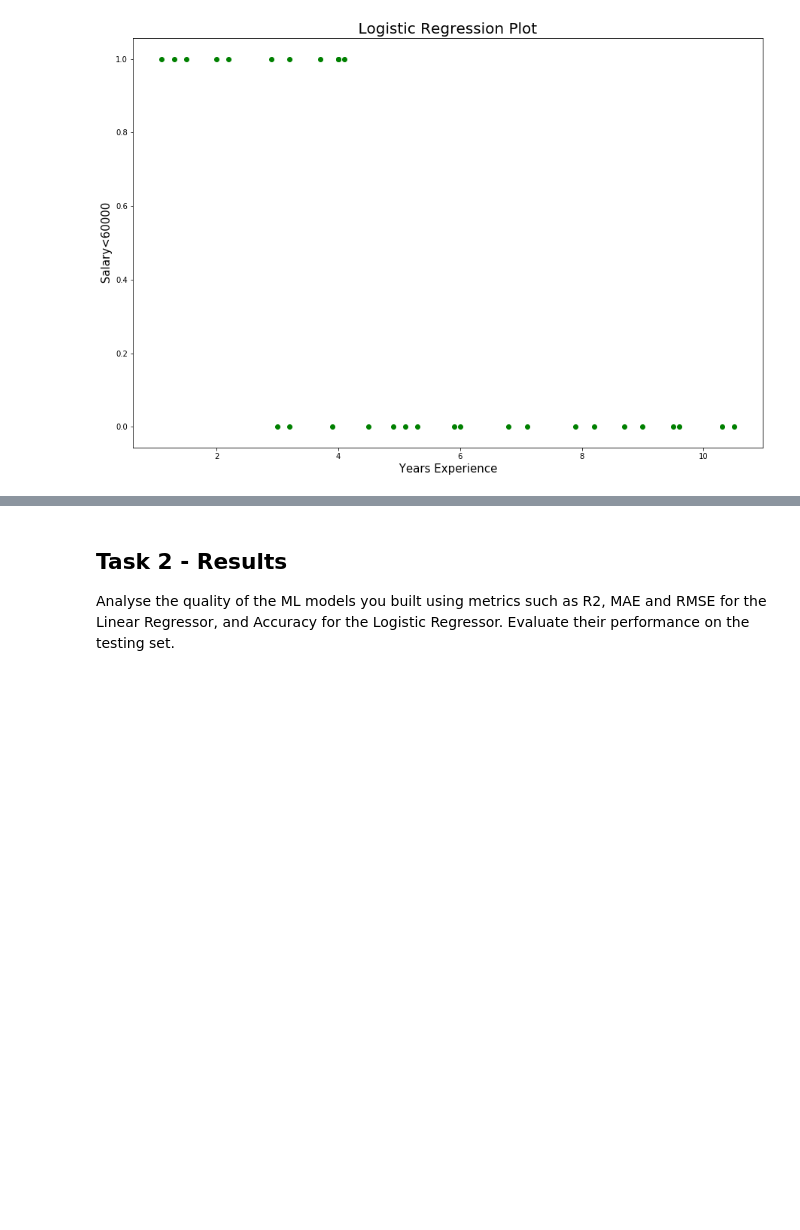
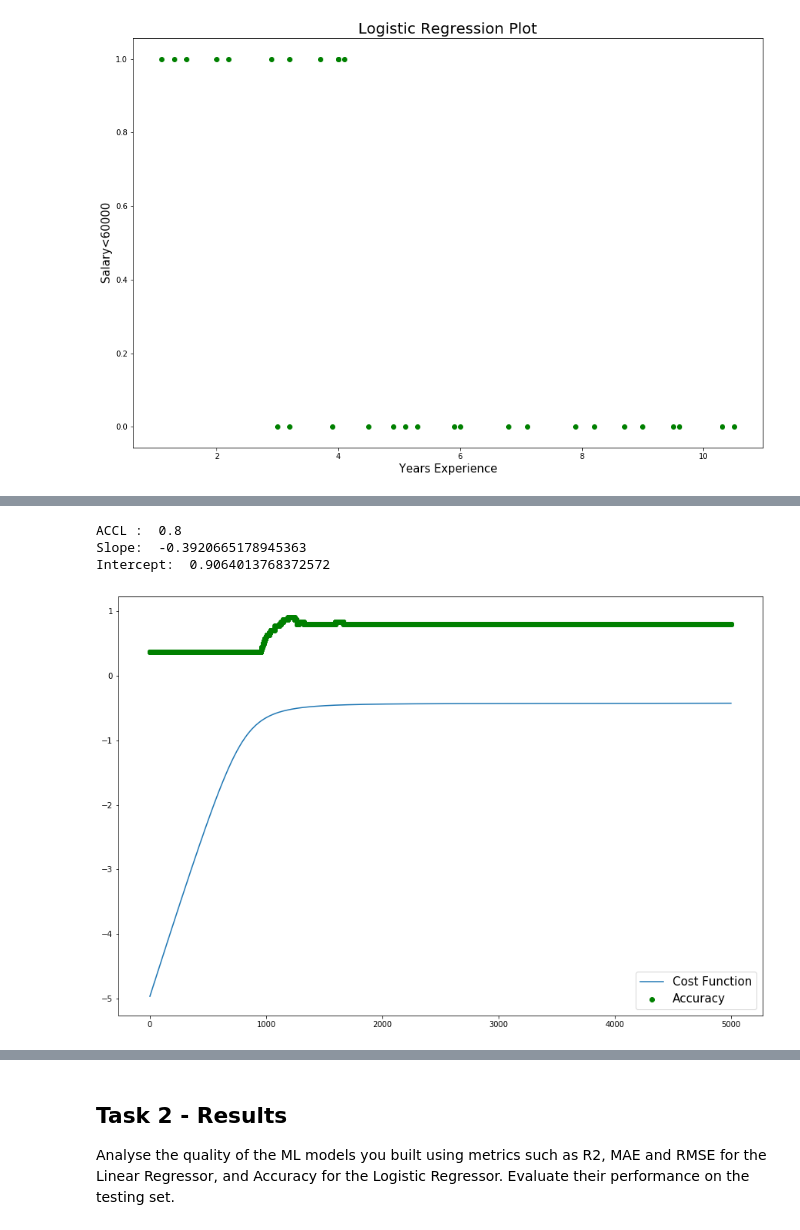
Before and after one commit to MBadriNarayanan/SolarillionAssignments, a Jupyter notebook: Module 3.ipynb, the cells around one changed output, grey strips where cells are left out. Drawn from its saved outputs; the diff is of its cells as text; code cells hidden in the pictures; blank space fills up the shorter version.

```diff
--- a/Module 3.ipynb
+++ b/Module 3.ipynb
@@ -365,0 +281,77 @@ print(f1_score(preds,y_train))
+# %%
+def sigmoid(X):
+
+    return (1 / (1 + np.exp((-X))))
+
+x0 = 1
+
+x1 = 1
+
+rate = 0.0003
+
+x = np.array(data1['YearsExperience'])
+
+y = np.array(data1['Salary<60000'])
+
+theta1 = 0.0
+
+theta2 = 0.0
+
+acc=[]
+
+cost = []
+
+iter = 0
+
+while iter < 5000:
+
+    cost.append(0.0)
+
+    theta1 = 0.0
+
+    theta2 = 0.0
+
+    acc.append(0.0)
+
+    for i in range(len(x)):
+
+        y_pred = sigmoid(x[i] * x1 + x0)
+
+        theta1 += y_pred - y[i]
+
+        theta2 += (y_pred - y[i] )* x[i]
+
+        cost[iter] += y[i] * np.log(y_pred) + (1 - y[i]) * np.log(1 - y_pred)
+
+        if int(y_pred > 0.5) == y[i]:
+
+            acc[iter] += 1
+
+    acc[iter] = acc[iter] / len(x)
+
+    cost[iter] /= len(x)
+
+    x0 = x0 - rate / len(x)  * theta1
+
+    x1 = x1 - rate / len(x)  * theta2
+
+    iter += 1
+
+print("ACCL : ",acc[iter-2])
+
+print("Slope: ",x1)
+
+print("Intercept: ",x0)
+
+plt.plot([i for i in range(iter)],cost,label = 'Cost Function')
+
+plt.scatter(x=[i for i in range(iter)],y=acc, label = 'Accuracy',color='green')
+
+plt.legend(loc='lower right',fontsize=15)
+
+plt.show()
+# %% [output]
+ACCL :  0.8
+Slope:  -0.3920665178945363
+Intercept:  0.9064013768372572
+[figure, added]
```
Also changed, not shown: parts of 8 cells of this notebook.
